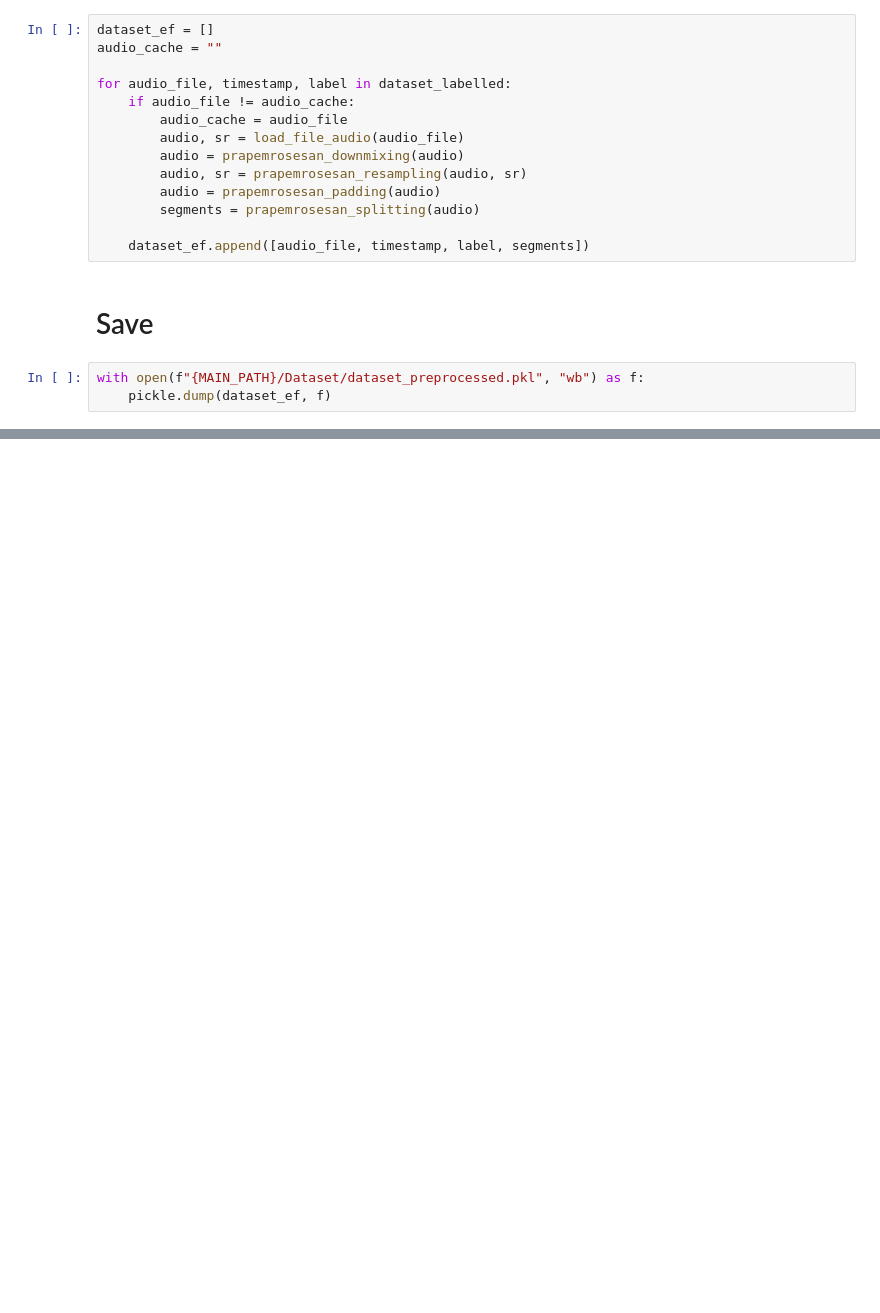
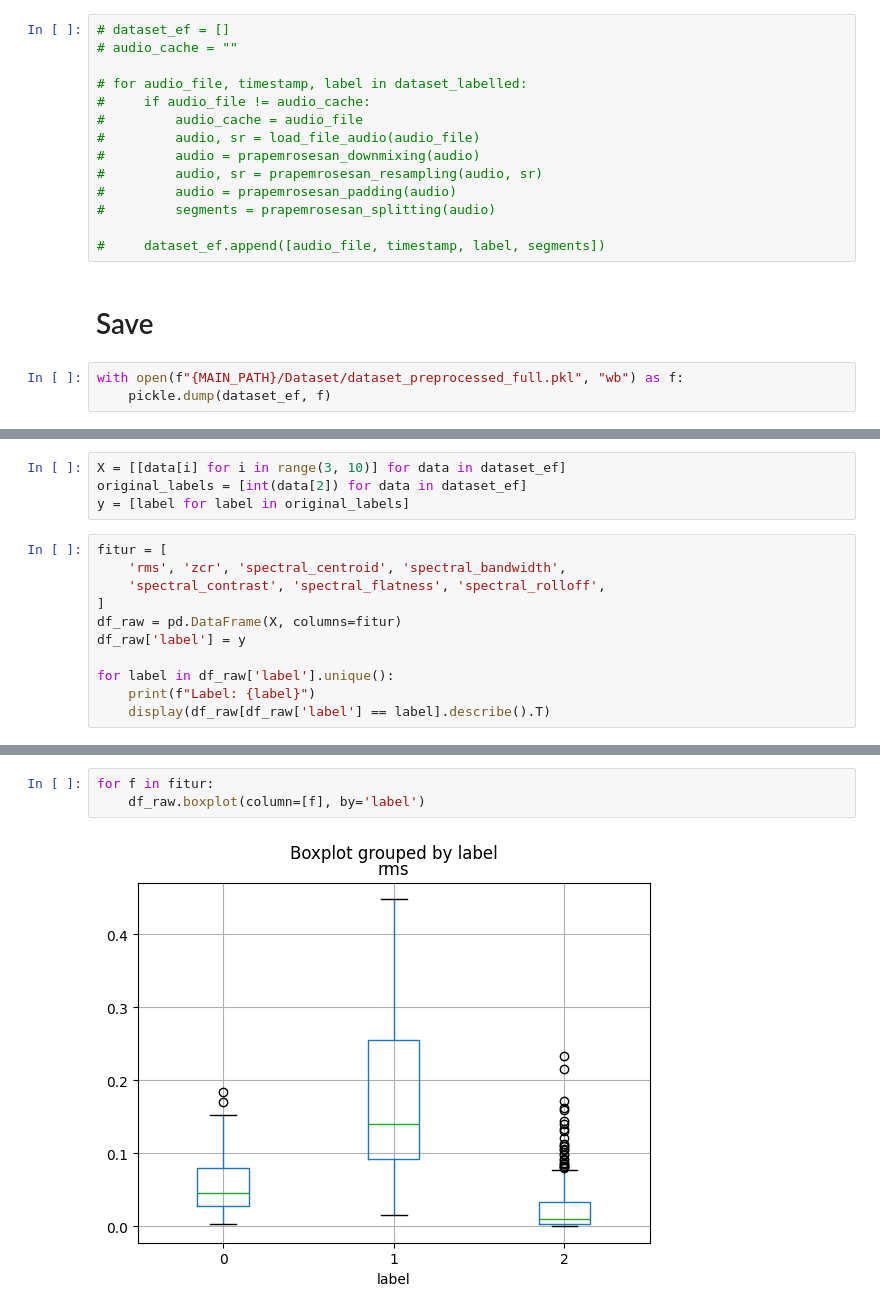
Before and after one commit to FathanAM0/Dasar-Kecerdasan-Artificial_Tugas-Besar, a Jupyter notebook: code_2-Prapemrosesan-Ekstraksi-Fitur.ipynb, the cells around one changed output, grey strips where cells are left out. Saved outputs shown, nothing was run; the diff lists cells and outputs as text; blank space fills up the shorter version.

Commit message:
EDA fitur

```diff
--- a/code_2-Prapemrosesan-Ekstraksi-Fitur.ipynb
+++ b/code_2-Prapemrosesan-Ekstraksi-Fitur.ipynb
@@ -157,19 +204,19 @@ for audio_file, timestamp, label in dataset_labelled:
 # %%
-dataset_ef = []
-audio_cache = ""
+# dataset_ef = []
+# audio_cache = ""
 
-for audio_file, timestamp, label in dataset_labelled:
-    if audio_file != audio_cache:
-        audio_cache = audio_file
-        audio, sr = load_file_audio(audio_file)
-        audio = prapemrosesan_downmixing(audio)
-        audio, sr = prapemrosesan_resampling(audio, sr)
-        audio = prapemrosesan_padding(audio)
-        segments = prapemrosesan_splitting(audio)
+# for audio_file, timestamp, label in dataset_labelled:
+#     if audio_file != audio_cache:
+#         audio_cache = audio_file
+#         audio, sr = load_file_audio(audio_file)
+#         audio = prapemrosesan_downmixing(audio)
+#         audio, sr = prapemrosesan_resampling(audio, sr)
+#         audio = prapemrosesan_padding(audio)
+#         segments = prapemrosesan_splitting(audio)
 
-    dataset_ef.append([audio_file, timestamp, label, segments])
+#     dataset_ef.append([audio_file, timestamp, label, segments])
 # %% [markdown]
 # Save
 # %%
-with open(f"{MAIN_PATH}/Dataset/dataset_preprocessed.pkl", "wb") as f:
+with open(f"{MAIN_PATH}/Dataset/dataset_preprocessed_full.pkl", "wb") as f:
     pickle.dump(dataset_ef, f)
@@ -175,0 +245,15 @@ with open(f"{MAIN_PATH}/Dataset/dataset_preprocessed.pkl", "wb") as f:
+# %%
+X = [[data[i] for i in range(3, 10)] for data in dataset_ef]
+original_labels = [int(data[2]) for data in dataset_ef]
+y = [label for label in original_labels]
+# %%
+fitur = [
+    'rms', 'zcr', 'spectral_centroid', 'spectral_bandwidth',
+    'spectral_contrast', 'spectral_flatness', 'spectral_rolloff',
+]
+df_raw = pd.DataFrame(X, columns=fitur)
+df_raw['label'] = y
+
+for label in df_raw['label'].unique():
+    print(f"Label: {label}")
+    display(df_raw[df_raw['label'] == label].describe().T)
@@ -175,0 +291,5 @@ with open(f"{MAIN_PATH}/Dataset/dataset_preprocessed.pkl", "wb") as f:
+# %%
+for f in fitur:
+    df_raw.boxplot(column=[f], by='label')
+# %% [output]
+[figure, added]
```
Also changed, not shown: parts of 10 cells of this notebook, 2 other files.
